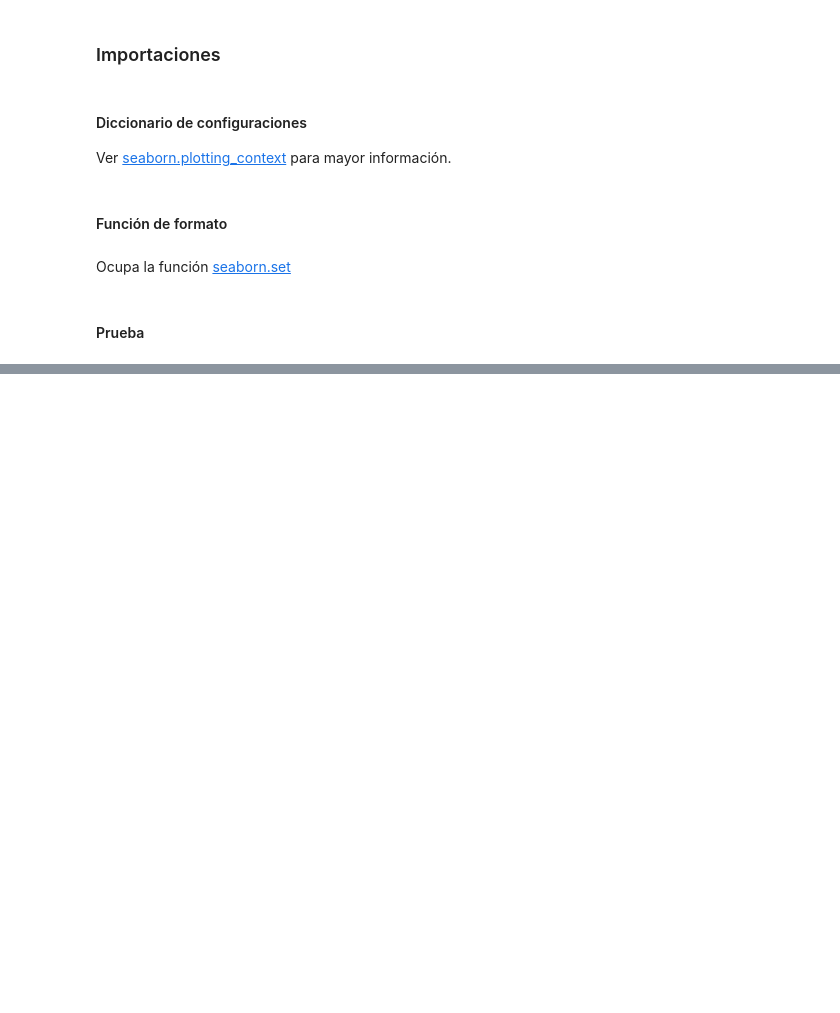
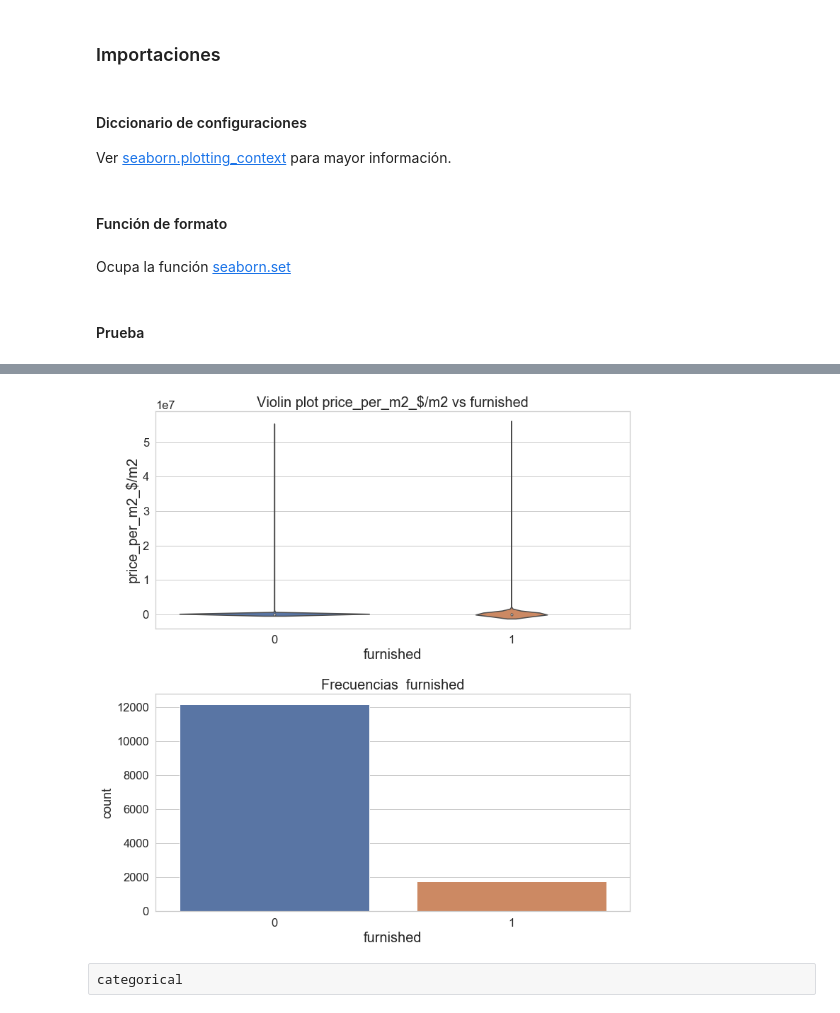
Before and after one commit to asolnn2a8/Tarea-1-Lab-C-de-D, a Jupyter notebook: codigos/p2.ipynb, the cells around one changed output, grey strips where cells are left out. Cells and saved outputs as stored; diff of their text form; code cells hidden in the pictures; blank space fills up the shorter version.

```diff
--- a/codigos/p2.ipynb
+++ b/codigos/p2.ipynb
@@ -58,0 +247,27 @@ sns.lmplot(x="x", y="y", col="dataset", hue="dataset", data=df,
+# %%
+### se obtiene plots de variables categoricas interesantes
+
+fontdict = {'fontsize':20}
+fig, ax = plt.subplots(2,1,figsize=[12,13])
+
+sns.violinplot(('categorical',  'furnished'),
+            y=('numeric_continuas', 'price_per_m2_$/m2'),
+            data=df,
+            kind='violin',
+            ax=ax[0])
+
+sns.countplot(df[('categorical', 'furnished')], ax=ax[1])
+
+ax[0].set_xlabel('furnished', fontdict)
+ax[1].set_xlabel('furnished', fontdict)
+
+ax[0].set_ylabel('price_per_m2_$/m2', fontdict)
+ax[0].set_title('Violin plot price_per_m2_$/m2 vs furnished', fontdict)
+ax[1].set_title('Frecuencias  furnished', fontdict)
+
+h, w = (.3, .1)
+plt.subplots_adjust(wspace=w, hspace=h)
+# %% [output]
+[figure, added]
+# %% [raw]
+categorical
```
Also changed, not shown: parts of 25 cells of this notebook.
